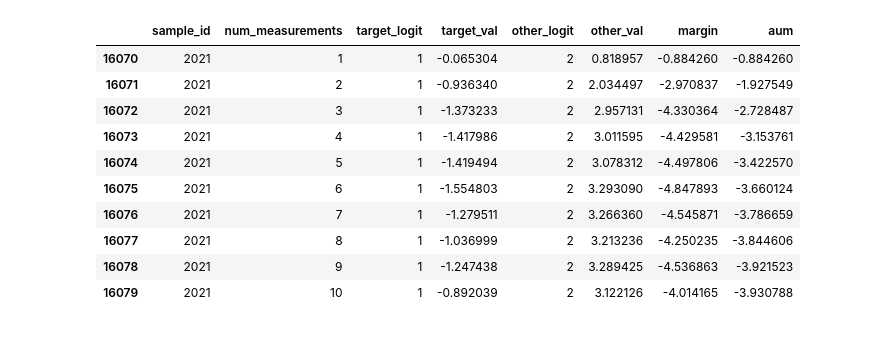
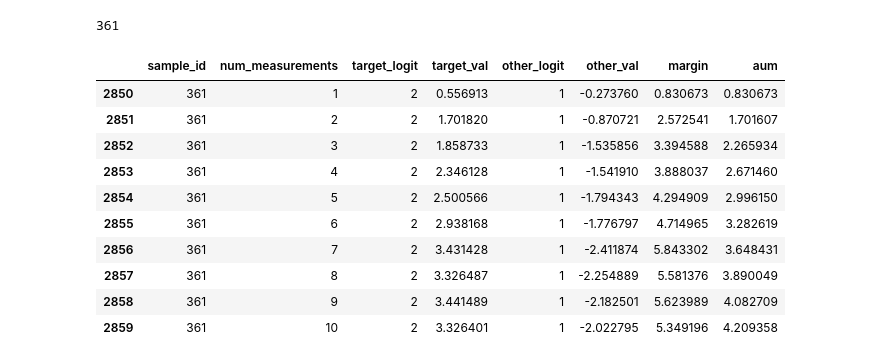
Before and after one commit to sinanuozdemir/oreilly-transformers-nlp-mlops, a Jupyter notebook: notebooks/data_cleaning.ipynb, the cells around one changed output. Saved outputs shown, nothing was run; the diff lists cells and outputs as text; code cells hidden in the pictures.

```diff
--- a/notebooks/data_cleaning.ipynb
+++ b/notebooks/data_cleaning.ipynb
@@ -193,15 +176,20 @@ all_aum_records.head()
-# %%
-# 2021 had the lowest AUM
-all_aum_records[all_aum_records['sample_id'] == 2021]
-# %% [output]
-|  | sample_id | num_measurements | target_logit | target_val | other_logit | other_val | margin | aum |
-| 16070 | 2021 | 1 | 1 | -0.065304 | 2 | 0.818957 | -0.884260 | -0.884260 |
-| 16071 | 2021 | 2 | 1 | -0.936340 | 2 | 2.034497 | -2.970837 | -1.927549 |
-| 16072 | 2021 | 3 | 1 | -1.373233 | 2 | 2.957131 | -4.330364 | -2.728487 |
-| 16073 | 2021 | 4 | 1 | -1.417986 | 2 | 3.011595 | -4.429581 | -3.153761 |
-| 16074 | 2021 | 5 | 1 | -1.419494 | 2 | 3.078312 | -4.497806 | -3.422570 |
-| 16075 | 2021 | 6 | 1 | -1.554803 | 2 | 3.293090 | -4.847893 | -3.660124 |
-| 16076 | 2021 | 7 | 1 | -1.279511 | 2 | 3.266360 | -4.545871 | -3.786659 |
-| 16077 | 2021 | 8 | 1 | -1.036999 | 2 | 3.213236 | -4.250235 | -3.844606 |
-| 16078 | 2021 | 9 | 1 | -1.247438 | 2 | 3.289425 | -4.536863 | -3.921523 |
-| 16079 | 2021 | 10 | 1 | -0.892039 | 2 | 3.122126 | -4.014165 | -3.930788 |
+# %%
+# the highest AUM
+highest_sample_aum = int(aum_values.iloc[0].sample_id)
+
+print(highest_sample_aum)
+
+all_aum_records[all_aum_records['sample_id'] == highest_sample_aum]
+# %% [output]
+361
+|  | sample_id | num_measurements | target_logit | target_val | other_logit | other_val | margin | aum |
+| 2850 | 361 | 1 | 2 | 0.556913 | 1 | -0.273760 | 0.830673 | 0.830673 |
+| 2851 | 361 | 2 | 2 | 1.701820 | 1 | -0.870721 | 2.572541 | 1.701607 |
+| 2852 | 361 | 3 | 2 | 1.858733 | 1 | -1.535856 | 3.394588 | 2.265934 |
+| 2853 | 361 | 4 | 2 | 2.346128 | 1 | -1.541910 | 3.888037 | 2.671460 |
+| 2854 | 361 | 5 | 2 | 2.500566 | 1 | -1.794343 | 4.294909 | 2.996150 |
+| 2855 | 361 | 6 | 2 | 2.938168 | 1 | -1.776797 | 4.714965 | 3.282619 |
+| 2856 | 361 | 7 | 2 | 3.431428 | 1 | -2.411874 | 5.843302 | 3.648431 |
+| 2857 | 361 | 8 | 2 | 3.326487 | 1 | -2.254889 | 5.581376 | 3.890049 |
+| 2858 | 361 | 9 | 2 | 3.441489 | 1 | -2.182501 | 5.623989 | 4.082709 |
+| 2859 | 361 | 10 | 2 | 3.326401 | 1 | -2.022795 | 5.349196 | 4.209358 |
```
Also changed, not shown: parts of 33 cells of this notebook, 6 other files.
